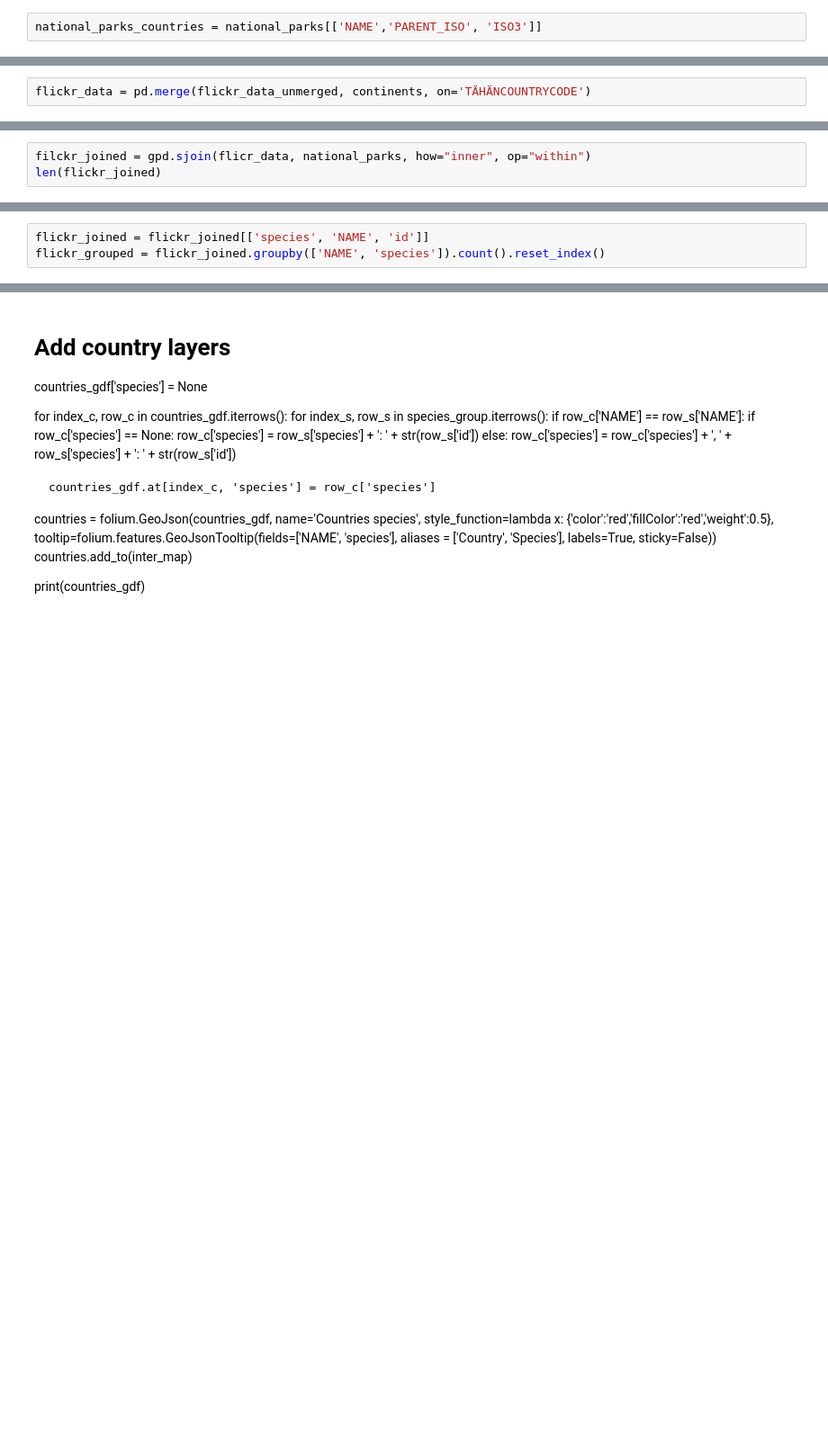
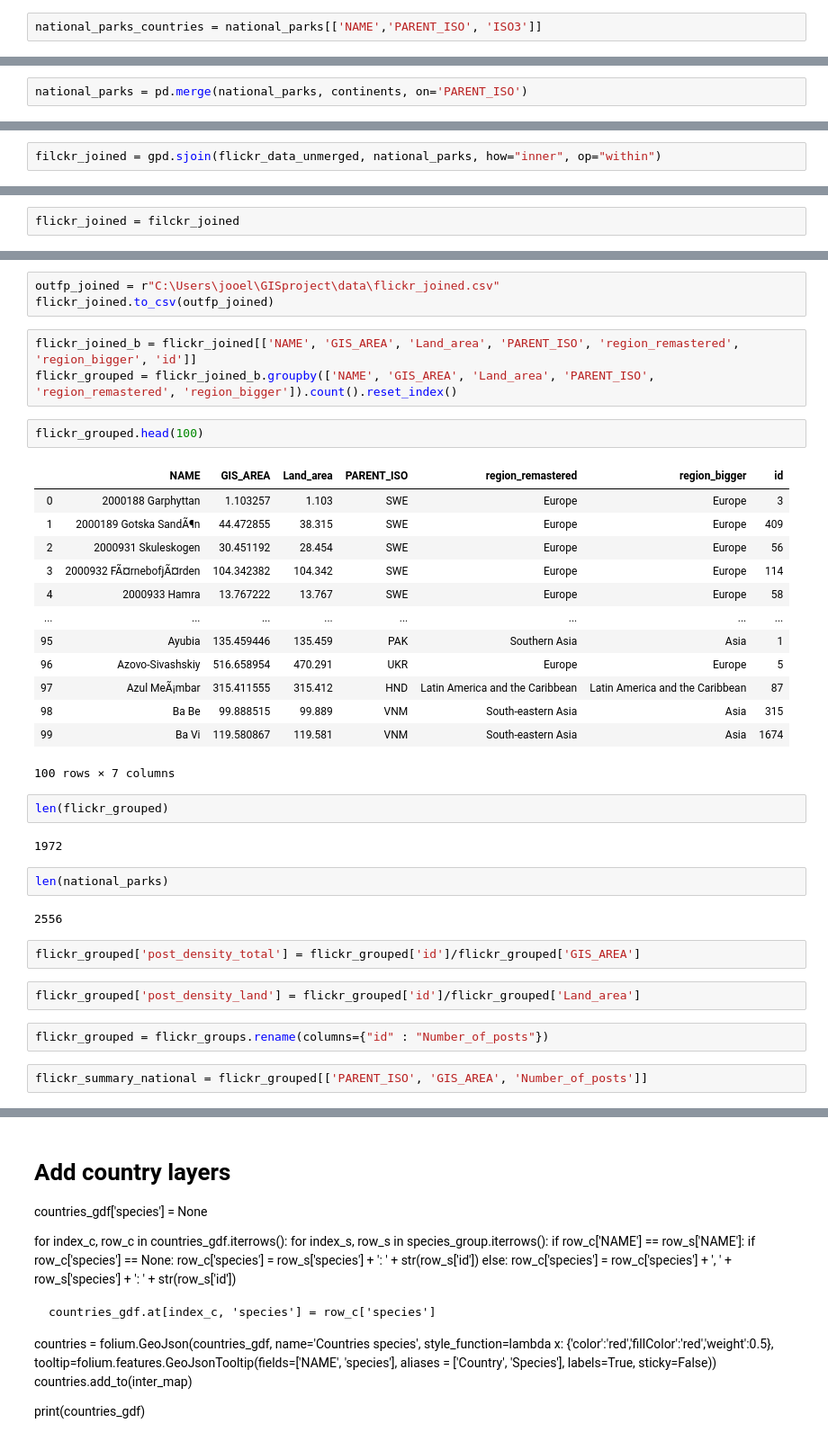
Before and after one commit to JooelRinne/gisproject, a Jupyter notebook: Object2.ipynb, the cells around one changed output, grey strips where cells are left out. Shown: that part at 90% size. Cells and saved outputs as stored; diff of their text form; blank space fills up the shorter version.

Commit message:
Laskettu alustavat keskimaaraiset densityt

```diff
--- a/Object2.ipynb
+++ b/Object2.ipynb
@@ -42,2 +87,2 @@ flickr_data_unmerged.crs = national_parks.crs
 # %%
-flickr_data = pd.merge(flickr_data_unmerged, continents, on='TÄHÄNCOUNTRYCODE')
+national_parks = pd.merge(national_parks, continents, on='PARENT_ISO')
@@ -44,3 +98,2 @@ flickr_data = pd.merge(flickr_data_unmerged, continents, on='TÄHÄNCOUNTRYCODE'
 # %%
-filckr_joined = gpd.sjoin(flicr_data, national_parks, how="inner", op="within")
-len(flickr_joined)
+filckr_joined = gpd.sjoin(flickr_data_unmerged, national_parks, how="inner", op="within")
@@ -46,0 +108,2 @@ len(flickr_joined)
+# %%
+flickr_joined = filckr_joined
@@ -47,3 +120,38 @@ len(flickr_joined)
+# %%
+outfp_joined = r"C:\Users\jooel\GISproject\data\flickr_joined.csv"
+flickr_joined.to_csv(outfp_joined)
 # %%
-flickr_joined = flickr_joined[['species', 'NAME', 'id']]
-flickr_grouped = flickr_joined.groupby(['NAME', 'species']).count().reset_index()
+flickr_joined_b = flickr_joined[['NAME', 'GIS_AREA', 'Land_area', 'PARENT_ISO', 'region_remastered', 'region_bigger', 'id']]
+flickr_grouped = flickr_joined_b.groupby(['NAME', 'GIS_AREA', 'Land_area', 'PARENT_ISO', 'region_remastered', 'region_bigger']).count().reset_index()
+# %%
+flickr_grouped.head(100)
+# %% [output]
+|  | NAME | GIS_AREA | Land_area | PARENT_ISO | region_remastered | region_bigger | id |
+| 0 | 2000188 Garphyttan | 1.103257 | 1.103 | SWE | Europe | Europe | 3 |
+| 1 | 2000189 Gotska SandÃ¶n | 44.472855 | 38.315 | SWE | Europe | Europe | 409 |
+| 2 | 2000931 Skuleskogen | 30.451192 | 28.454 | SWE | Europe | Europe | 56 |
+| 3 | 2000932 FÃ¤rnebofjÃ¤rden | 104.342382 | 104.342 | SWE | Europe | Europe | 114 |
+| 4 | 2000933 Hamra | 13.767222 | 13.767 | SWE | Europe | Europe | 58 |
+| ... | ... | ... | ... | ... | ... | ... | ... |
+| 95 | Ayubia | 135.459446 | 135.459 | PAK | Southern Asia | Asia | 1 |
+| 96 | Azovo-Sivashskiy | 516.658954 | 470.291 | UKR | Europe | Europe | 5 |
+| 97 | Azul MeÃ¡mbar | 315.411555 | 315.412 | HND | Latin America and the Caribbean | Latin America and the Caribbean | 87 |
+| 98 | Ba Be | 99.888515 | 99.889 | VNM | South-eastern Asia | Asia | 315 |
+| 99 | Ba Vi | 119.580867 | 119.581 | VNM | South-eastern Asia | Asia | 1674 |
+100 rows × 7 columns
+# %%
+len(flickr_grouped)
+# %% [output]
+1972
+# %%
+len(national_parks)
+# %% [output]
+2556
+# %%
+flickr_grouped['post_density_total'] = flickr_grouped['id']/flickr_grouped['GIS_AREA']
+# %%
+flickr_grouped['post_density_land'] = flickr_grouped['id']/flickr_grouped['Land_area']
+# %%
+flickr_grouped = flickr_groups.rename(columns={"id" : "Number_of_posts"})
+# %%
+flickr_summary_national = flickr_grouped[['PARENT_ISO', 'GIS_AREA', 'Number_of_posts']]
```
Also changed, not shown: parts of 28 cells of this notebook, 4 other files.
